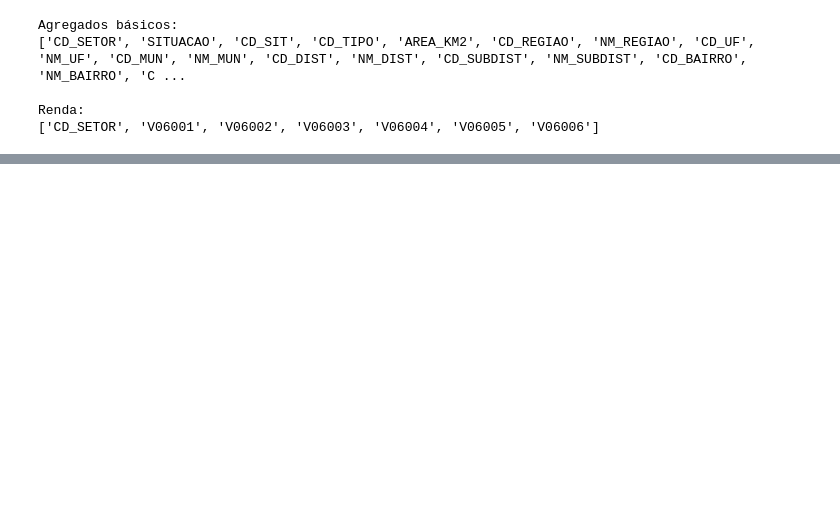
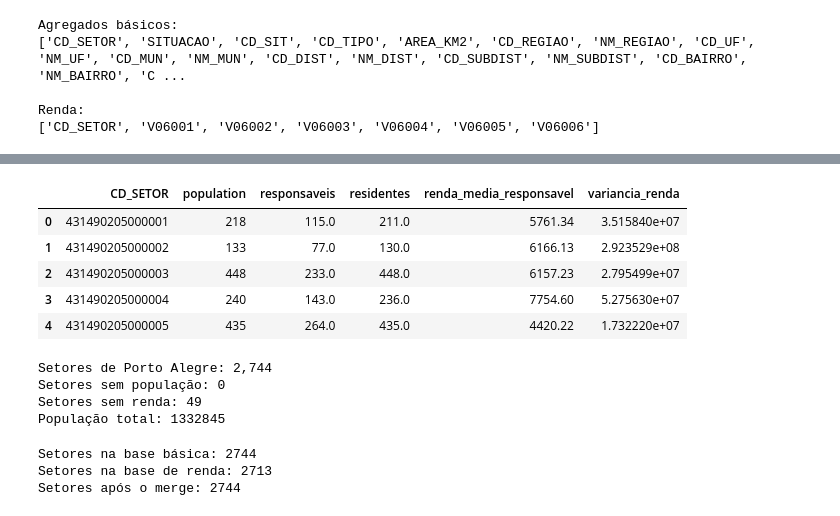
Before and after one commit to S-Behling/EtPilot, a Jupyter notebook: notebooks/06b_build_income_groups.ipynb, the cells around one changed output, grey strips where cells are left out. Saved outputs shown, nothing was run; the diff lists cells and outputs as text; code cells hidden in the pictures; blank space fills up the shorter version.

```diff
--- a/notebooks/06b_build_income_groups.ipynb
+++ b/notebooks/06b_build_income_groups.ipynb
@@ -314,0 +395,18 @@ Renda:
+# %%
+# Converte as variáveis quantitativas da base de rendimento para valores numéricos
+
+colunas_numericas_renda = [
+    "responsaveis",
+    "residentes",
+    "variancia_moradores",
+    "renda_media_responsavel",
+    "variancia_renda"
+]
+
+
+for coluna in colunas_numericas_renda:
+
+    renda_poa[coluna] = pd.to_numeric(
+        renda_poa[coluna],
+        errors="coerce"
+    )
@@ -314,0 +437,62 @@ Renda:
+# %%
+setores_atributos.head()
+# %% [output]
+|  | CD_SETOR | population | responsaveis | residentes | renda_media_responsavel | variancia_renda |
+| 0 | 431490205000001 | 218 | 115.0 | 211.0 | 5761.34 | 3.515840e+07 |
+| 1 | 431490205000002 | 133 | 77.0 | 130.0 | 6166.13 | 2.923529e+08 |
+| 2 | 431490205000003 | 448 | 233.0 | 448.0 | 6157.23 | 2.795499e+07 |
+| 3 | 431490205000004 | 240 | 143.0 | 236.0 | 7754.60 | 5.275630e+07 |
+| 4 | 431490205000005 | 435 | 264.0 | 435.0 | 4420.22 | 1.732220e+07 |
+# %%
+print(
+    f"Setores de Porto Alegre: "
+    f"{len(setores_atributos):,}"
+)
+
+print(
+    "Setores sem população:",
+    setores_atributos["population"]
+    .isna()
+    .sum()
+)
+
+print(
+    "Setores sem renda:",
+    setores_atributos[
+        "renda_media_responsavel"
+    ]
+    .isna()
+    .sum()
+)
+
+print(
+    "População total:",
+    setores_atributos[
+        "population"
+    ]
+    .sum()
+)
+# %% [output]
+Setores de Porto Alegre: 2,744
+Setores sem população: 0
+Setores sem renda: 49
+População total: 1332845
+# %%
+print(
+    "Setores na base básica:",
+    basicos_poa["CD_SETOR"].nunique()
+)
+
+print(
+    "Setores na base de renda:",
+    renda_poa["CD_SETOR"].nunique()
+)
+
+print(
+    "Setores após o merge:",
+    setores_atributos["CD_SETOR"].nunique()
+)
+# %% [output]
+Setores na base básica: 2744
+Setores na base de renda: 2713
+Setores após o merge: 2744
```
Also changed, not shown: parts of 31 cells of this notebook, 7 other files.
